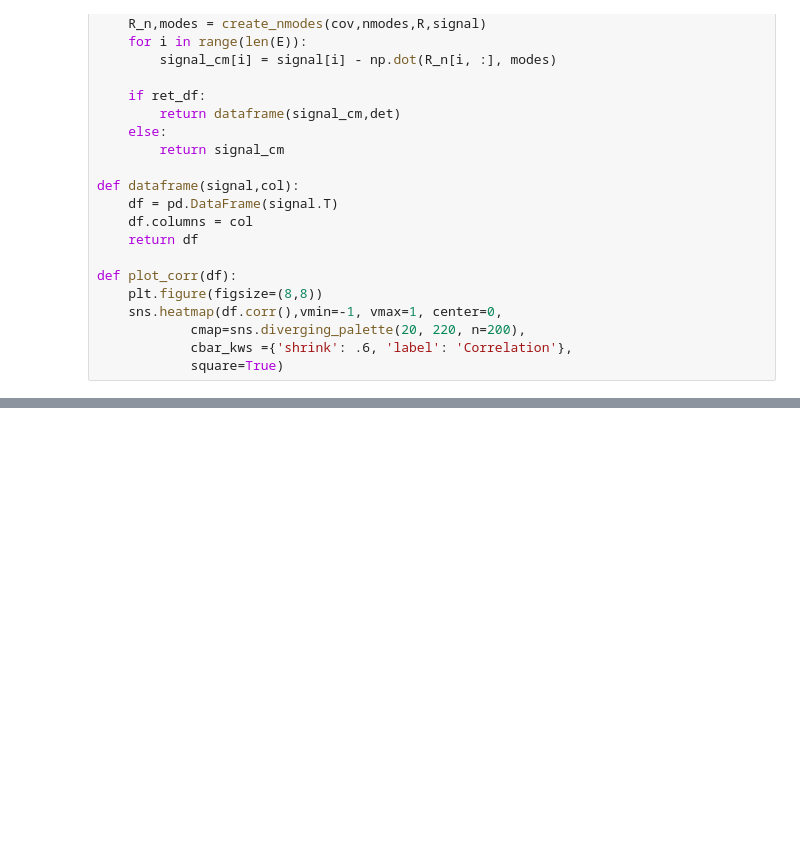
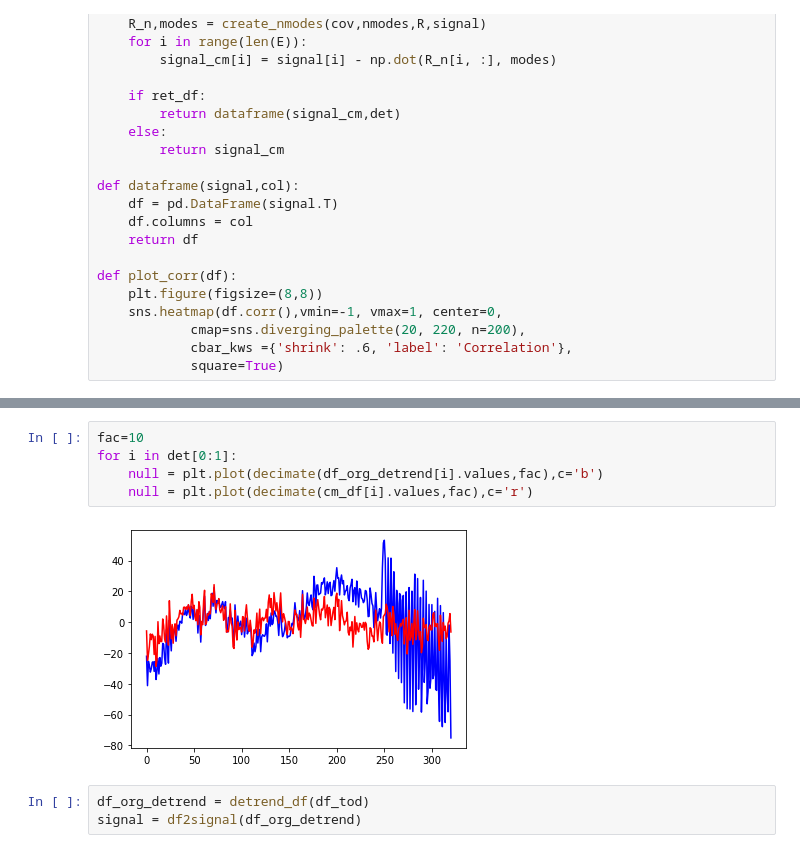
Before and after one commit to antolonappan/CommonMode, a Jupyter notebook: CM_advanced.ipynb, the cells around one changed output, grey strips where cells are left out. Saved outputs shown, nothing was run; the diff lists cells and outputs as text; blank space fills up the shorter version.

```diff
--- a/CM_advanced.ipynb
+++ b/CM_advanced.ipynb
@@ -46,0 +145,10 @@ def plot_corr(df):
+# %%
+fac=10
+for i in det[0:1]:
+    null = plt.plot(decimate(df_org_detrend[i].values,fac),c='b')
+    null = plt.plot(decimate(cm_df[i].values,fac),c='r')
+# %% [output]
+[figure, added]
+# %%
+df_org_detrend = detrend_df(df_tod)
+signal = df2signal(df_org_detrend)
```
Also changed, not shown: parts of 12 cells of this notebook, 4 other files.
